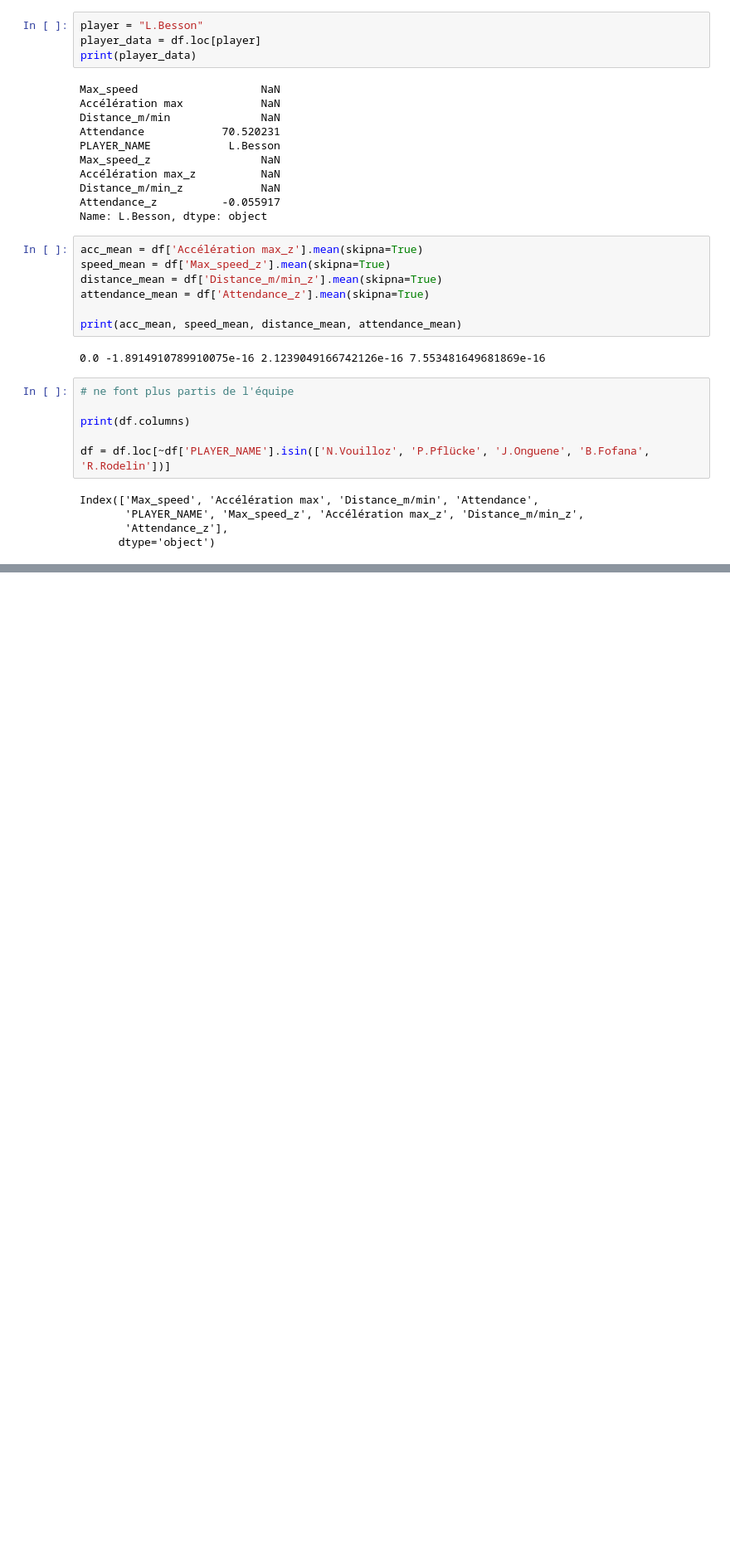
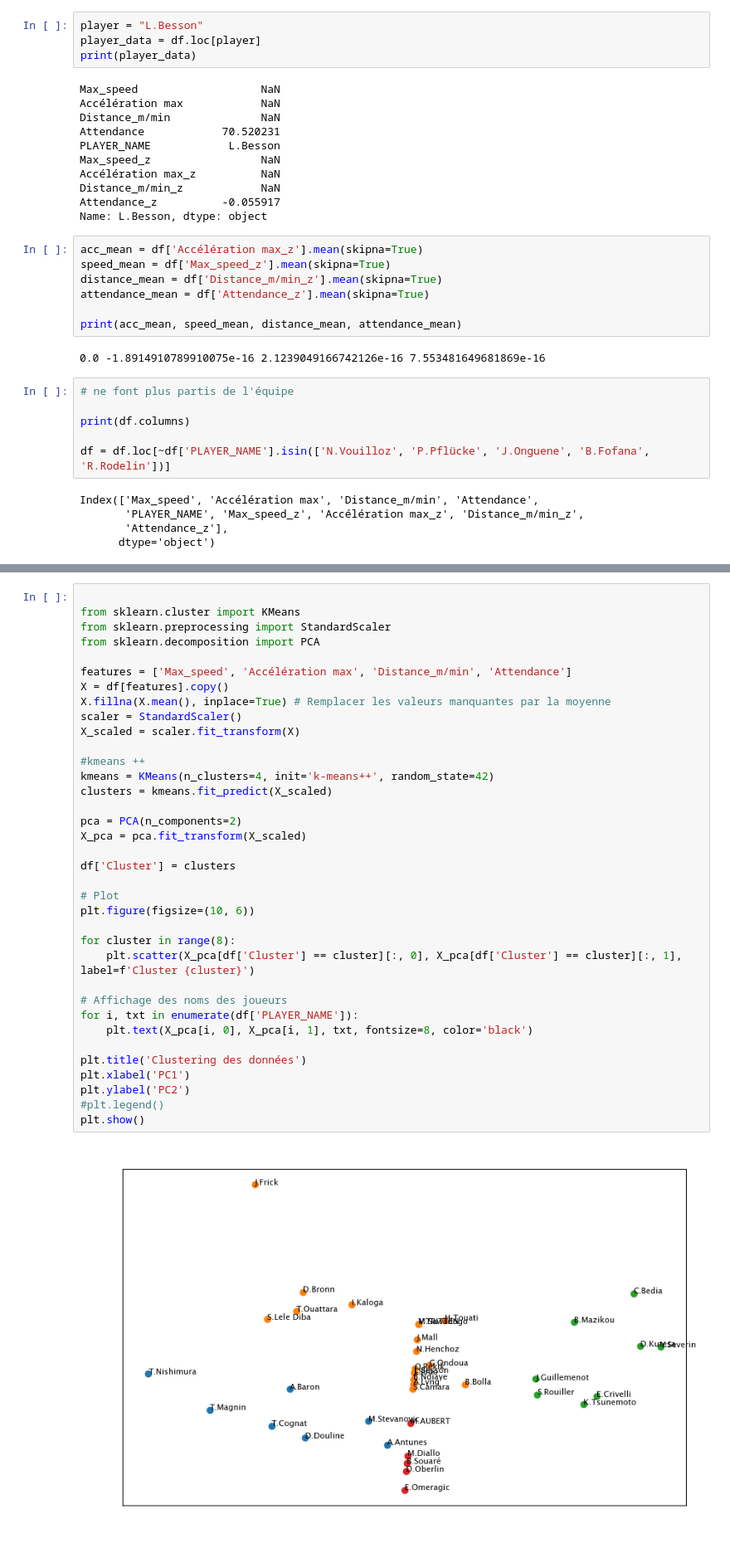
Before and after one commit to cosaph/Stage-2A, a Jupyter notebook: indice_perf.ipynb, the cells around one changed output, grey strips where cells are left out. Shown at 83% size. Saved outputs shown, nothing was run; the diff lists cells and outputs as text; blank space fills up the shorter version.

```diff
--- a/indice_perf.ipynb
+++ b/indice_perf.ipynb
@@ -256,0 +221,38 @@ Passing `palette` without assigning `hue` is deprecated and will be removed in v
+# %%
+
+from sklearn.cluster import KMeans
+from sklearn.preprocessing import StandardScaler
+from sklearn.decomposition import PCA
+
+features = ['Max_speed', 'Accélération max', 'Distance_m/min', 'Attendance']
+X = df[features].copy()
+X.fillna(X.mean(), inplace=True) # Remplacer les valeurs manquantes par la moyenne
+scaler = StandardScaler()
+X_scaled = scaler.fit_transform(X)
+
+#kmeans ++
+kmeans = KMeans(n_clusters=4, init='k-means++', random_state=42)
+clusters = kmeans.fit_predict(X_scaled)
+
+pca = PCA(n_components=2)
+X_pca = pca.fit_transform(X_scaled)
+
+df['Cluster'] = clusters
+
+# Plot
+plt.figure(figsize=(10, 6))
+
+for cluster in range(8):
+    plt.scatter(X_pca[df['Cluster'] == cluster][:, 0], X_pca[df['Cluster'] == cluster][:, 1], label=f'Cluster {cluster}')
+
+# Affichage des noms des joueurs
+for i, txt in enumerate(df['PLAYER_NAME']):
+    plt.text(X_pca[i, 0], X_pca[i, 1], txt, fontsize=8, color='black')
+
+plt.title('Clustering des données')
+plt.xlabel('PC1')
+plt.ylabel('PC2')
+#plt.legend()
+plt.show()
+# %% [output]
+[figure, added]
```
Also changed, not shown: parts of 7 cells of this notebook, 1 other file.
